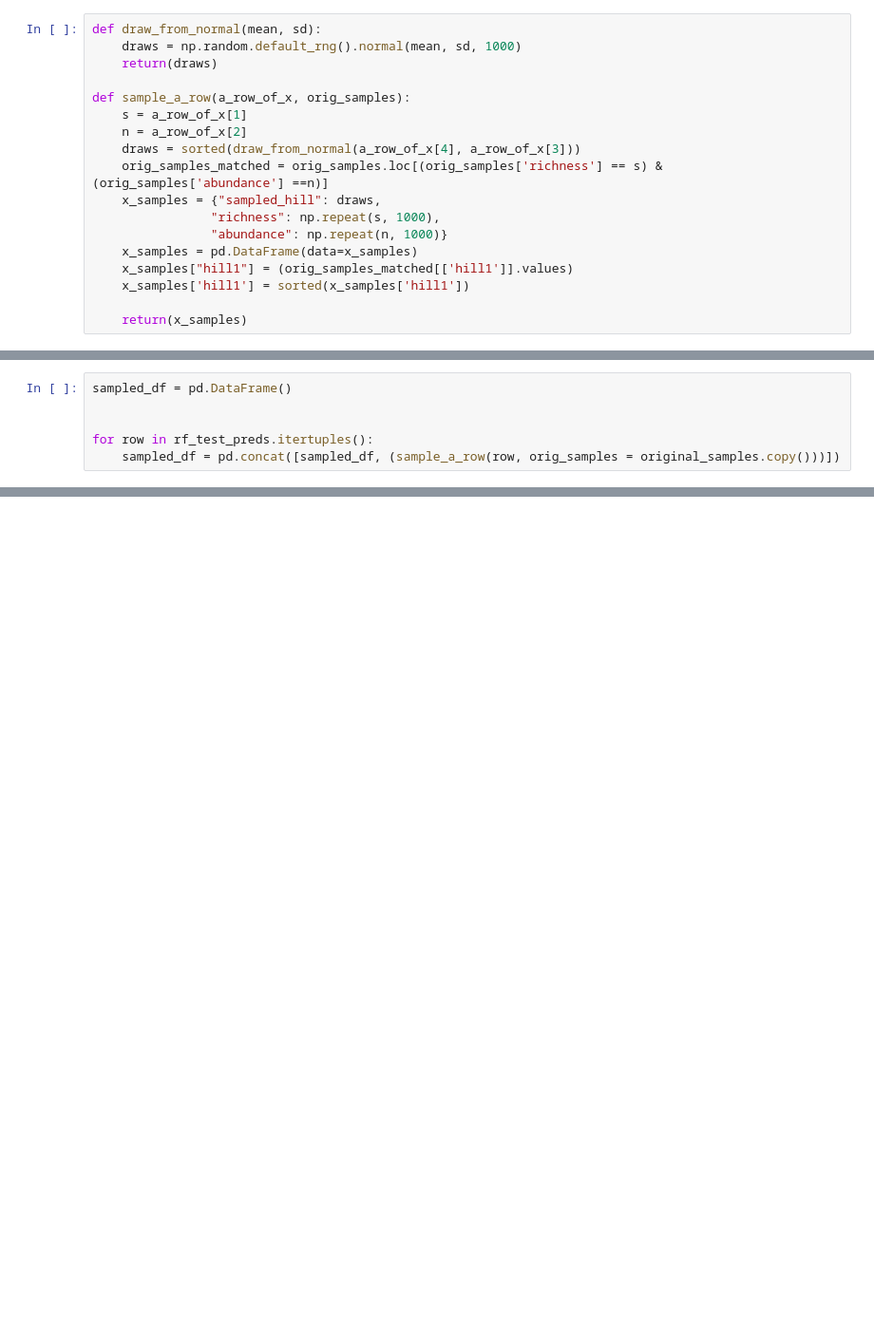
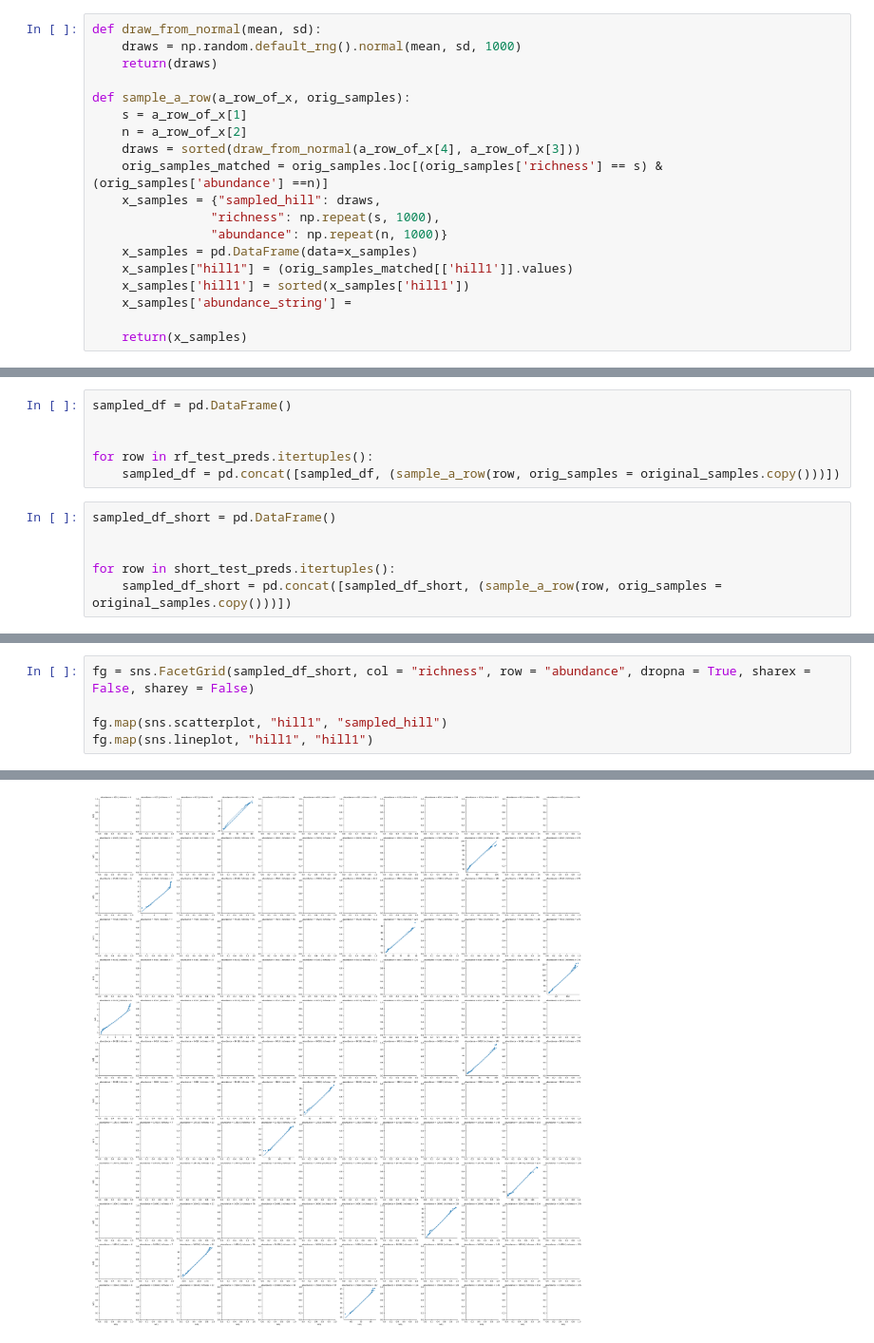
Before and after one commit to diazrenata/feasible-catch, a Jupyter notebook: mod_compare/rf_full_compare.ipynb, the cells around one changed output, grey strips where cells are left out. Shown at 95% size. Cells and saved outputs as stored; diff of their text form; blank space fills up the shorter version.

```diff
--- a/mod_compare/rf_full_compare.ipynb
+++ b/mod_compare/rf_full_compare.ipynb
@@ -93,6 +78,7 @@ def sample_a_row(a_row_of_x, orig_samples):
     x_samples = pd.DataFrame(data=x_samples)
     x_samples["hill1"] = (orig_samples_matched[['hill1']].values)
     x_samples['hill1'] = sorted(x_samples['hill1'])
+    x_samples['abundance_string'] =
 
     return(x_samples)
 # %%
@@ -112,6 +106,12 @@ sampled_df = pd.DataFrame()
 
 for row in rf_test_preds.itertuples():
     sampled_df = pd.concat([sampled_df, (sample_a_row(row, orig_samples = original_samples.copy()))])
+# %%
+sampled_df_short = pd.DataFrame()
+
+
+for row in short_test_preds.itertuples():
+    sampled_df_short = pd.concat([sampled_df_short, (sample_a_row(row, orig_samples = original_samples.copy()))])
 # %%
 
 
@@ -131,0 +132,6 @@ sampled_df.to_csv("rf_and_fs_samples.csv")
+# %%
+fg = sns.FacetGrid(sampled_df_short, col = "richness", row = "abundance", dropna = True, sharex = False, sharey = False)
+
+fg.map(sns.scatterplot, "hill1", "sampled_hill")
+fg.map(sns.lineplot, "hill1", "hill1")
+# %% [output]
@@ -131,0 +139 @@ sampled_df.to_csv("rf_and_fs_samples.csv")
+[figure, added]
```
Also changed, not shown: parts of 12 cells of this notebook, 4 other files.
